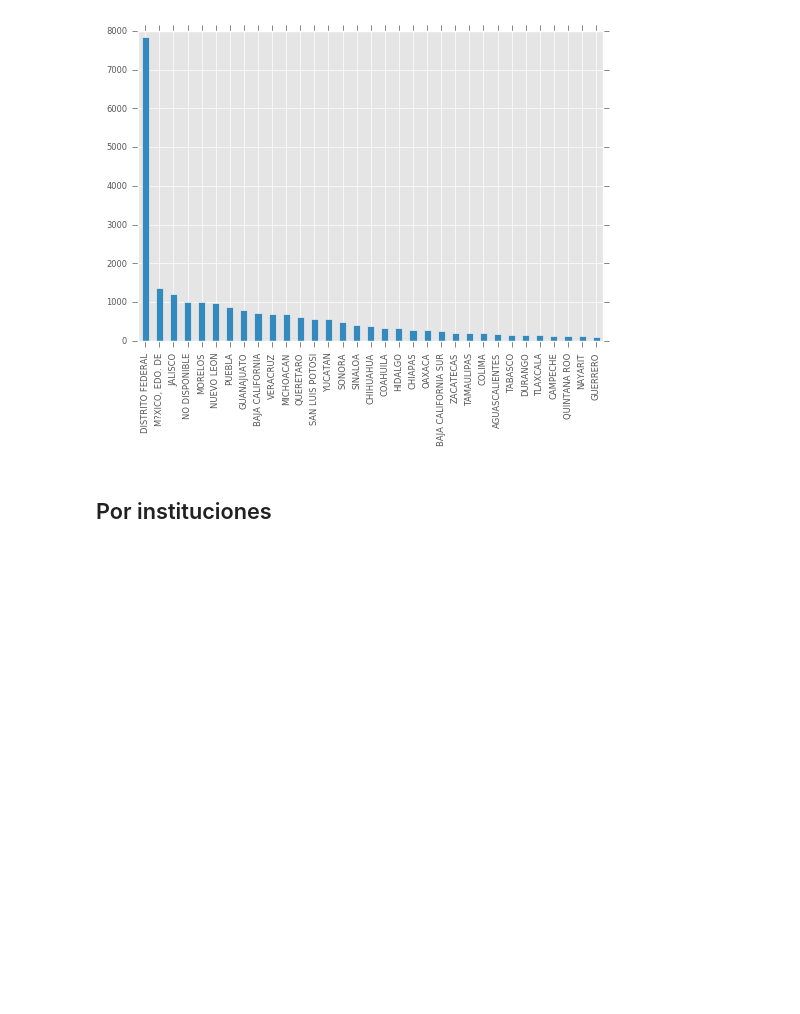
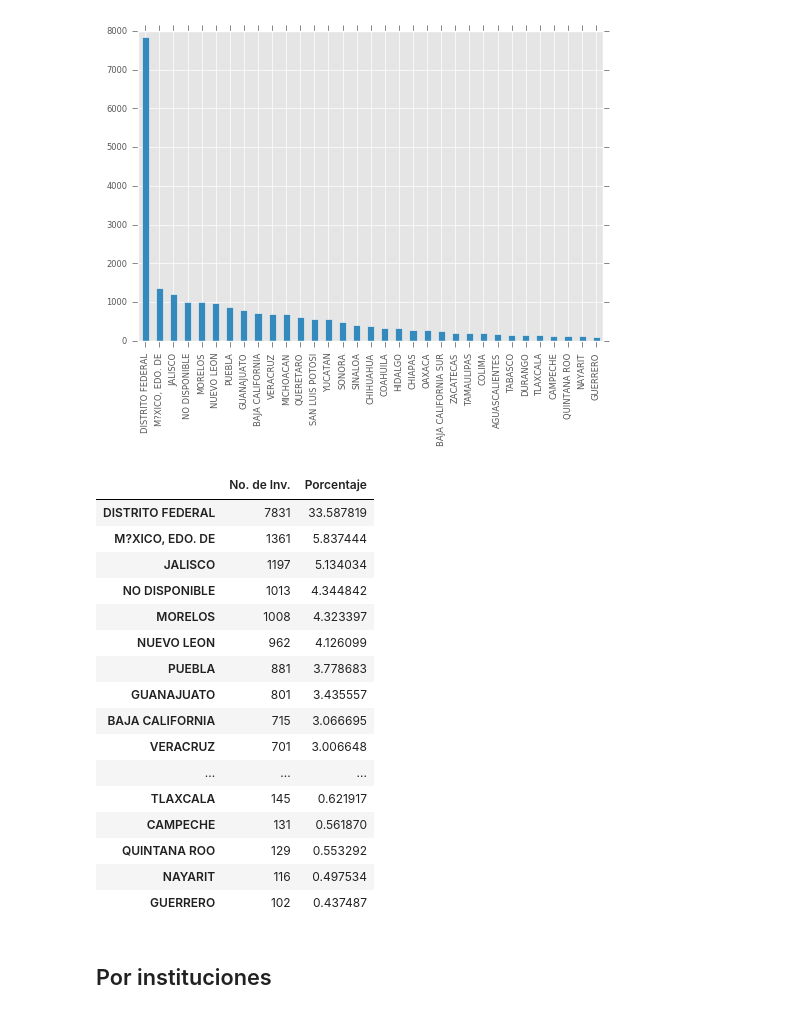
Before and after one commit to numython/numython.github.io, a Jupyter notebook: output/posts/analizando-datos-conacyt-investigadores/index.ipynb, the cells around one changed output. Saved outputs shown, nothing was run; the diff lists cells and outputs as text; code cells hidden in the pictures; blank space fills up the shorter version.

```diff
--- a/output/posts/analizando-datos-conacyt-investigadores/index.ipynb
+++ b/output/posts/analizando-datos-conacyt-investigadores/index.ipynb
@@ -1,4 +1,5 @@
 # %%
+from __future__ import division
 import pandas as pd
 import matplotlib.pyplot as plt
 import matplotlib as mpl
@@ -9,6 +10,7 @@ mpl.rcParams['ytick.labelsize'] = 6
 
 # Datos tomados de: http://datosabiertos.conacyt.gob.mx/publico/default.aspx
 filename = "data/inv_sni.csv"
-data = pd.read_csv(filename)
+data = pd.read_csv(filename) # leyendo datos
+data.drop(data.columns[range(8,17)],axis=1,inplace=True) # Limpiando datos
 # %% [markdown]
 ## Por género
@@ -29,6 +32,29 @@ plt.xticks(x, estados.keys(), rotation="vertical")
 plt.xlim(min(x)-0.5, max(x)+0.5);
 # %% [output]
 [figure]
+# %%
+ninv = sum(estados.values) # No. total de investigadores
+prc_df = estados.to_frame("No. de Inv.")
+prc_df["Porcentaje"] = 100*prc_df['No. de Inv.']/ninv
+prc_df
+# %% [output]
+|  | No. de Inv. | Porcentaje |
+| DISTRITO FEDERAL | 7831 | 33.587819 |
+| M?XICO, EDO. DE | 1361 | 5.837444 |
+| JALISCO | 1197 | 5.134034 |
+| NO DISPONIBLE | 1013 | 4.344842 |
+| MORELOS | 1008 | 4.323397 |
+| NUEVO LEON | 962 | 4.126099 |
+| PUEBLA | 881 | 3.778683 |
+| GUANAJUATO | 801 | 3.435557 |
+| BAJA CALIFORNIA | 715 | 3.066695 |
+| VERACRUZ | 701 | 3.006648 |
+| ... | ... | ... |
+| TLAXCALA | 145 | 0.621917 |
+| CAMPECHE | 131 | 0.561870 |
+| QUINTANA ROO | 129 | 0.553292 |
+| NAYARIT | 116 | 0.497534 |
+| GUERRERO | 102 | 0.437487 |
 # %% [markdown]
 ## Por instituciones
 # %%
```
Also changed, not shown: parts of 5 cells of this notebook, 32 other files.
